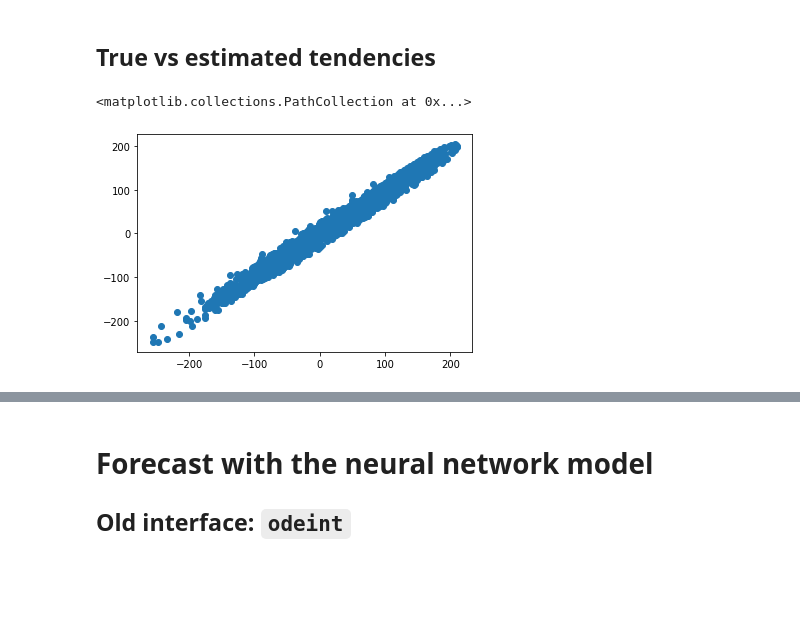
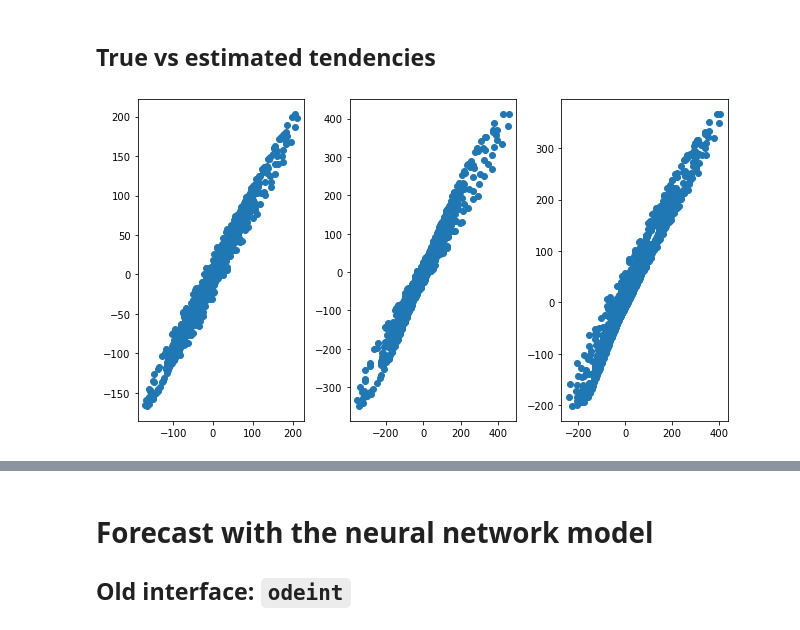
Before and after one commit to tenomoto/l63vda, a Jupyter notebook: l63nn.ipynb, the cells around one changed output, grey strips where cells are left out. Cells and saved outputs as stored; diff of their text form; code cells hidden in the pictures; blank space fills up the shorter version.

```diff
--- a/l63nn.ipynb
+++ b/l63nn.ipynb
@@ -61,7 +58,8 @@ nn = make_pipeline(StandardScaler(), MLPRegressor())
 # %% [markdown]
 ## Learning
 # %%
-nn.fit(w[1:], dwdt)
+n_learn = int(nstop * 0.7)
+nn.fit(w[1:n_learn+1], dwdt[0:n_learn])
 # %% [output]
 Pipeline(steps=[('standardscaler', StandardScaler()),
                 ('mlpregressor', MLPRegressor())])
@@ -78,10 +76,12 @@ array([1.2       , 3.24      , 4.89666667])
 # %% [markdown]
 ## True vs estimated tendencies
 # %%
-dwdt_nn = nn.predict(w[0:-1])
+dwdt_nn = nn.predict(w[n_learn:-1])
 # %%
-fig, ax = plt.subplots()
-ax.scatter(dwdt[:, 0], dwdt_nn[:, 0])
+fig, ax = plt.subplots(ncols = 3, figsize=[9, 5])
+for i in range(w0.size):
+    ax[i].scatter(dwdt[n_learn:, i], dwdt_nn[:, i])
+fig.tight_layout()
+plt.show()
 # %% [output]
-<matplotlib.collections.PathCollection at 0x...>
-[figure, old version]
+[figure, new version]
```
Also changed, not shown: parts of 9 cells of this notebook.
